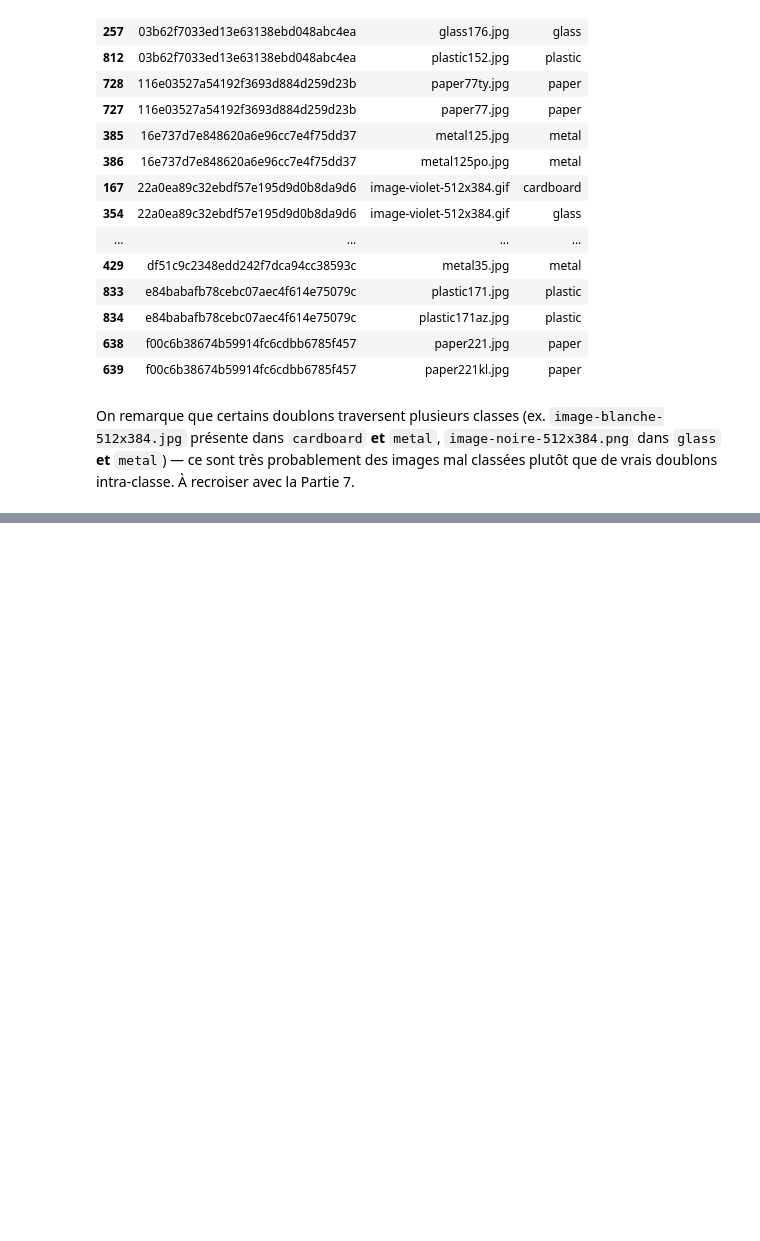
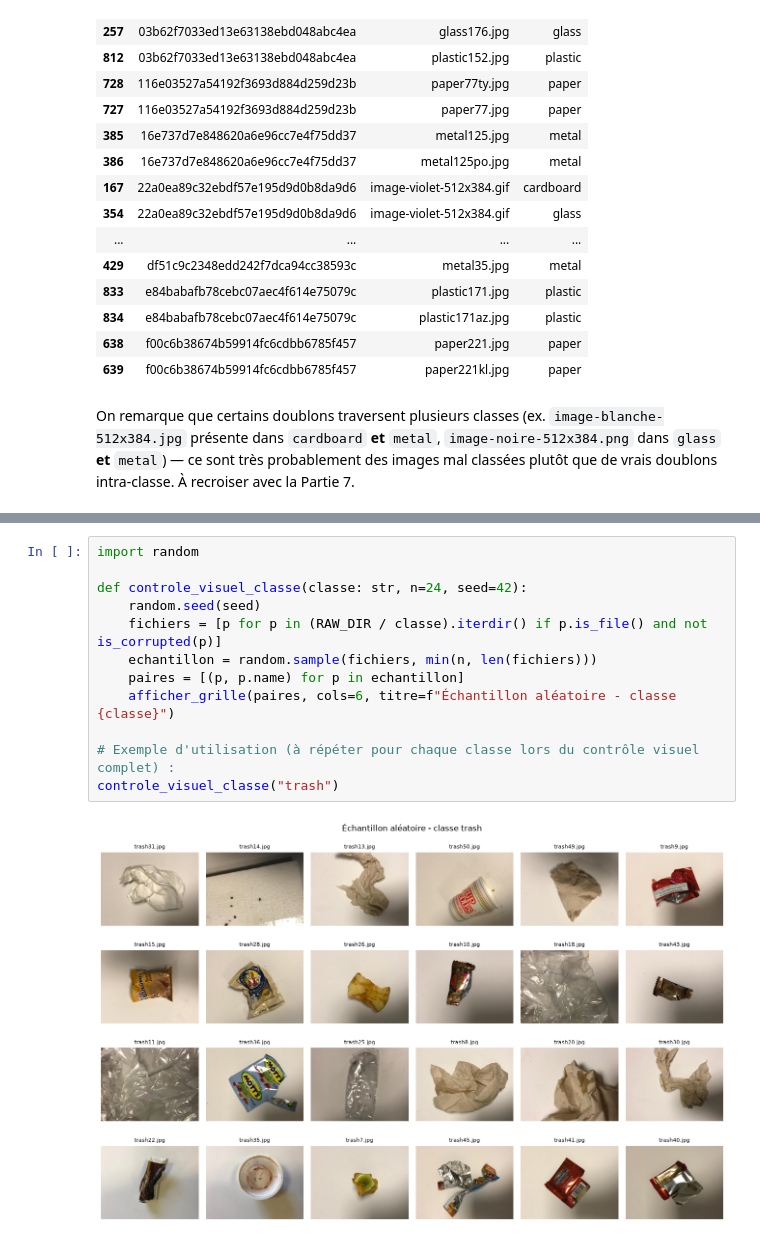
Before and after one commit to massamba0809/atelier_prepa_donnees_images, a Jupyter notebook: notebooks/atelier_prepa_donnees_images.ipynb, the cells around one changed output, grey strips where cells are left out. Cells and saved outputs as stored; diff of their text form; blank space fills up the shorter version.

```diff
--- a/notebooks/atelier_prepa_donnees_images.ipynb
+++ b/notebooks/atelier_prepa_donnees_images.ipynb
@@ -343,0 +410,14 @@ On remarque que certains doublons traversent plusieurs classes (ex. `image-blanc
+# %%
+import random
+
+def controle_visuel_classe(classe: str, n=24, seed=42):
+    random.seed(seed)
+    fichiers = [p for p in (RAW_DIR / classe).iterdir() if p.is_file() and not is_corrupted(p)]
+    echantillon = random.sample(fichiers, min(n, len(fichiers)))
+    paires = [(p, p.name) for p in echantillon]
+    afficher_grille(paires, cols=6, titre=f"Échantillon aléatoire - classe {classe}")
+
+# Exemple d'utilisation (à répéter pour chaque classe lors du contrôle visuel complet) :
+controle_visuel_classe("trash")
+# %% [output]
+[figure, added]
```
Also changed, not shown: parts of 6 cells of this notebook.
